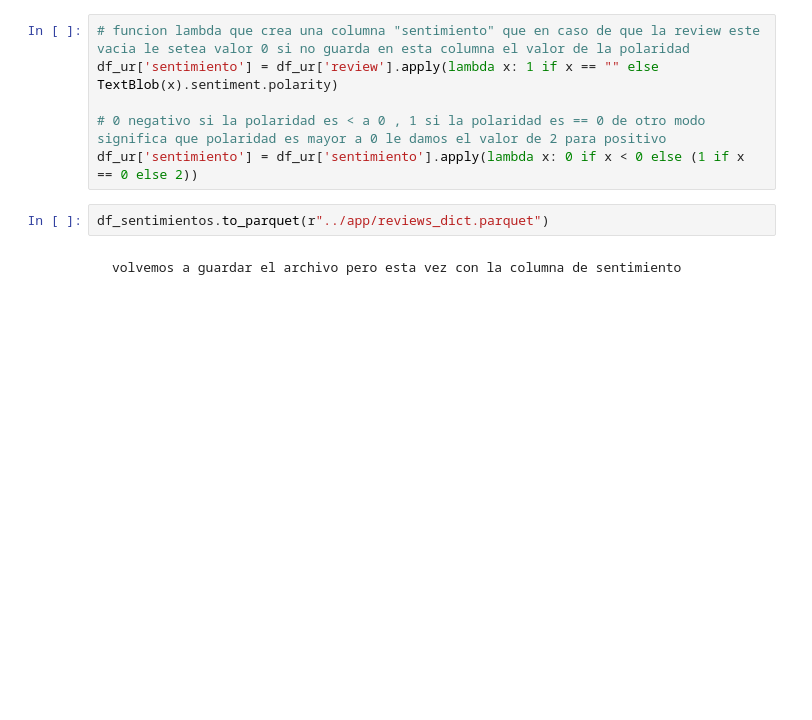
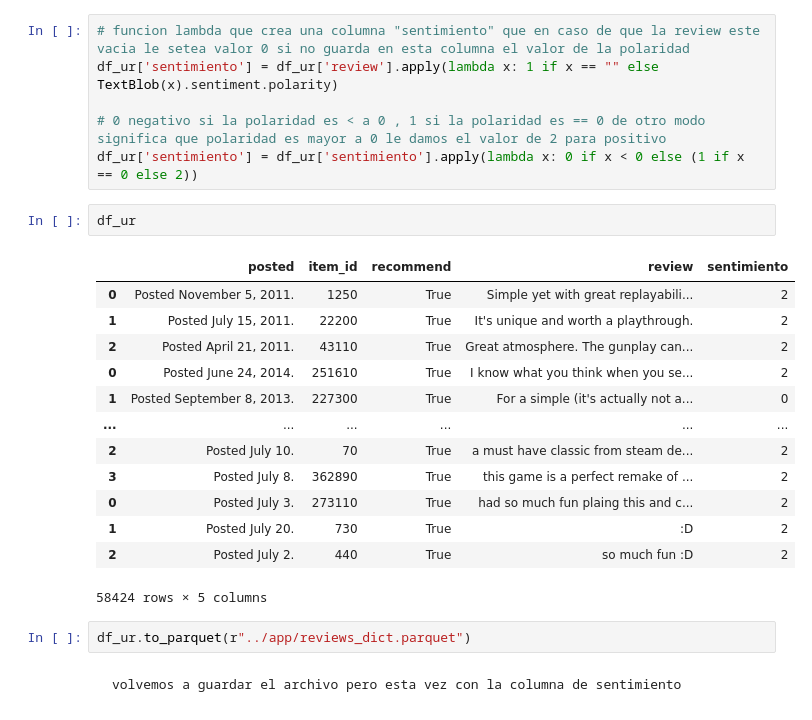
Before and after one commit to tDelbarco/PI_ML_OPS, a Jupyter notebook: ETL_&_EDA/ETL_def.ipynb, the cells around one changed output. Saved outputs shown, nothing was run; the diff lists cells and outputs as text; blank space fills up the shorter version.

```diff
--- a/ETL_&_EDA/ETL_def.ipynb
+++ b/ETL_&_EDA/ETL_def.ipynb
@@ -742,8 +739,24 @@ df_ur['sentimiento'] = df_ur['review'].apply(lambda x: 1 if x == "" else TextBlo
 
 # 0 negativo si la polaridad es < a 0 , 1 si la polaridad es == 0 de otro modo significa que polaridad es mayor a 0 le damos el valor de 2 para positivo
 df_ur['sentimiento'] = df_ur['sentimiento'].apply(lambda x: 0 if x < 0 else (1 if x == 0 else 2))
+# %%
+df_ur
+# %% [output]
+|  | posted | item_id | recommend | review | sentimiento |
+| 0 | Posted November 5, 2011. | 1250 | True | Simple yet with great replayabili... | 2 |
+| 1 | Posted July 15, 2011. | 22200 | True | It's unique and worth a playthrough. | 2 |
+| 2 | Posted April 21, 2011. | 43110 | True | Great atmosphere. The gunplay can... | 2 |
+| 0 | Posted June 24, 2014. | 251610 | True | I know what you think when you se... | 2 |
+| 1 | Posted September 8, 2013. | 227300 | True | For a simple (it's actually not a... | 0 |
+| ... | ... | ... | ... | ... | ... |
+| 2 | Posted July 10. | 70 | True | a must have classic from steam de... | 2 |
+| 3 | Posted July 8. | 362890 | True | this game is a perfect remake of ... | 2 |
+| 0 | Posted July 3. | 273110 | True | had so much fun plaing this and c... | 2 |
+| 1 | Posted July 20. | 730 | True | :D | 2 |
+| 2 | Posted July 2. | 440 | True | so much fun :D | 2 |
+58424 rows × 5 columns
 # %%
-df_sentimientos.to_parquet(r"../app/reviews_dict.parquet")
+df_ur.to_parquet(r"../app/reviews_dict.parquet")
 # %% [markdown]
     volvemos a guardar el archivo pero esta vez con la columna de sentimiento
 # %% [markdown]
```
Also changed, not shown: parts of 3 cells of this notebook, 11 other files.
